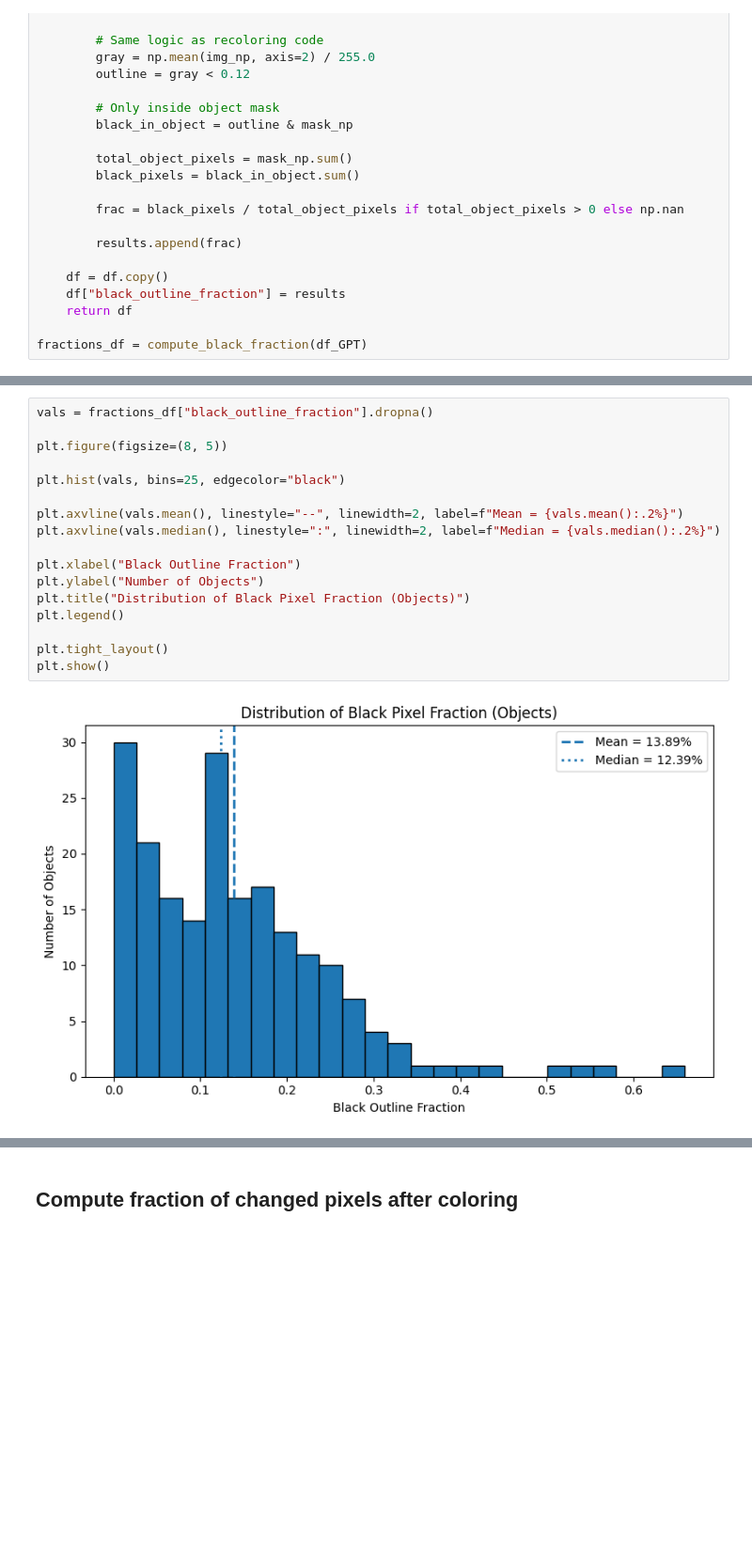
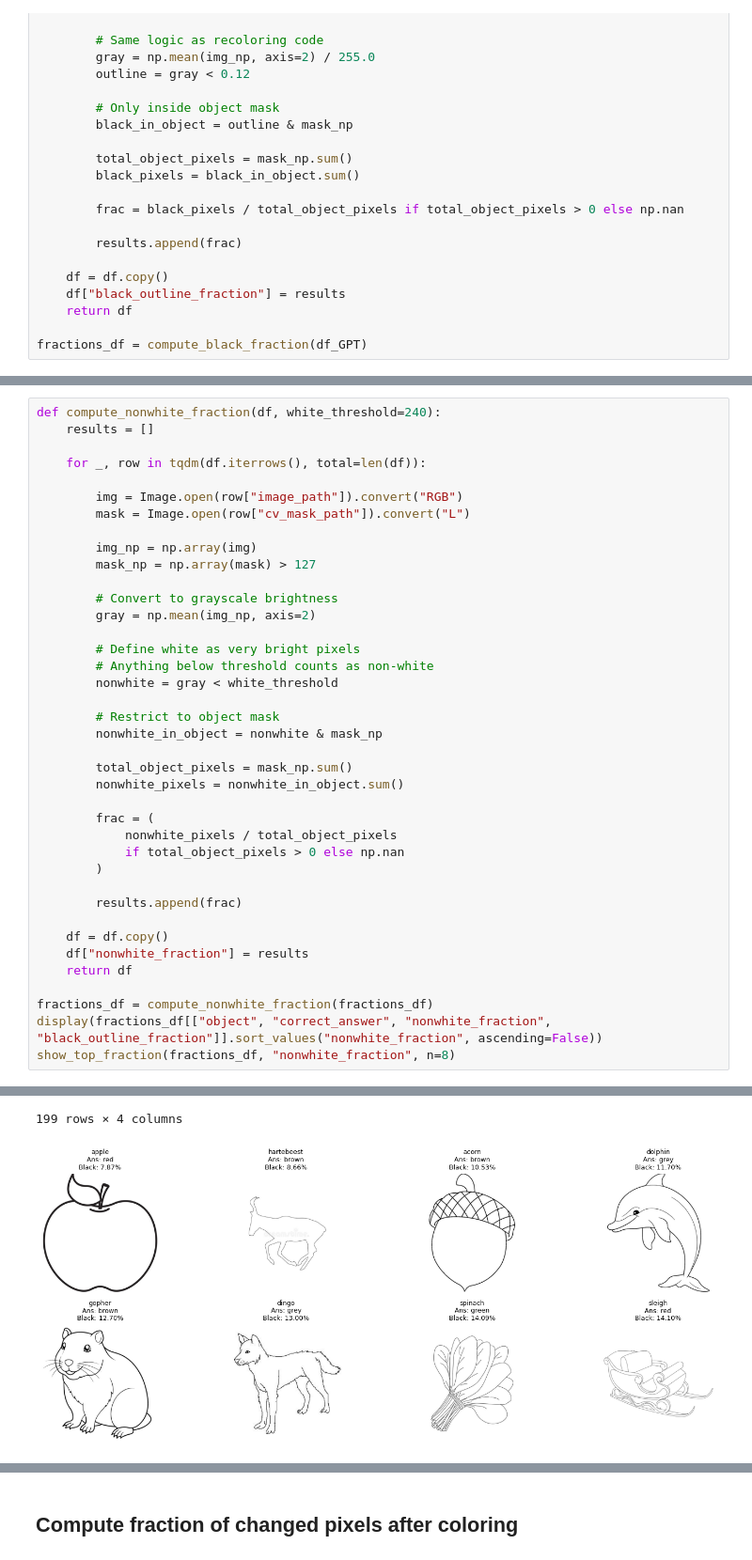
Before and after one commit to jonnemi/color-concept-entanglement, a Jupyter notebook: making_color_images/make_color_prior_dataset.ipynb, the cells around one changed output, grey strips where cells are left out. Shown at 94% size. Drawn from its saved outputs; the diff is of its cells as text; blank space fills up the shorter version.

```diff
--- a/making_color_images/make_color_prior_dataset.ipynb
+++ b/making_color_images/make_color_prior_dataset.ipynb
@@ -500,22 +499,43 @@ show_top_fraction(fractions_df, n=8)
 | 207 | dalmatian | grey | 0.000000 |
 199 rows × 3 columns
 [figure]
-# %%
-vals = fractions_df["black_outline_fraction"].dropna()
-
-plt.figure(figsize=(8, 5))
-
-plt.hist(vals, bins=25, edgecolor="black")
-
-plt.axvline(vals.mean(), linestyle="--", linewidth=2, label=f"Mean = {vals.mean():.2%}")
-plt.axvline(vals.median(), linestyle=":", linewidth=2, label=f"Median = {vals.median():.2%}")
-
-plt.xlabel("Black Outline Fraction")
-plt.ylabel("Number of Objects")
-plt.title("Distribution of Black Pixel Fraction (Objects)")
-plt.legend()
-
-plt.tight_layout()
-plt.show()
-# %% [output]
-[figure, removed]
+# %%
+def compute_nonwhite_fraction(df, white_threshold=240):
+    results = []
+
+    for _, row in tqdm(df.iterrows(), total=len(df)):
+
+        img = Image.open(row["image_path"]).convert("RGB")
+        mask = Image.open(row["cv_mask_path"]).convert("L")
+
+        img_np = np.array(img)
+        mask_np = np.array(mask) > 127
+
+        # Convert to grayscale brightness
+        gray = np.mean(img_np, axis=2)
+
+        # Define white as very bright pixels
+        # Anything below threshold counts as non-white
+        nonwhite = gray < white_threshold
+
+        # Restrict to object mask
+        nonwhite_in_object = nonwhite & mask_np
+
+        total_object_pixels = mask_np.sum()
+        nonwhite_pixels = nonwhite_in_object.sum()
+
+        frac = (
+            nonwhite_pixels / total_object_pixels
+            if total_object_pixels > 0 else np.nan
+        )
+
+        results.append(frac)
+
+    df = df.copy()
+    df["nonwhite_fraction"] = results
+    return df
+
+fractions_df = compute_nonwhite_fraction(fractions_df)
+display(fractions_df[["object", "correct_answer", "nonwhite_fraction", "black_outline_fraction"]].sort_values("nonwhite_fraction", ascending=False))
+show_top_fraction(fractions_df, "nonwhite_fraction", n=8)
+# %% [output]
@@ -521,0 +554,2 @@ plt.show()
+199 rows × 4 columns
+[figure, added]
```
Also changed, not shown: parts of 8 cells of this notebook, 5 other files.
